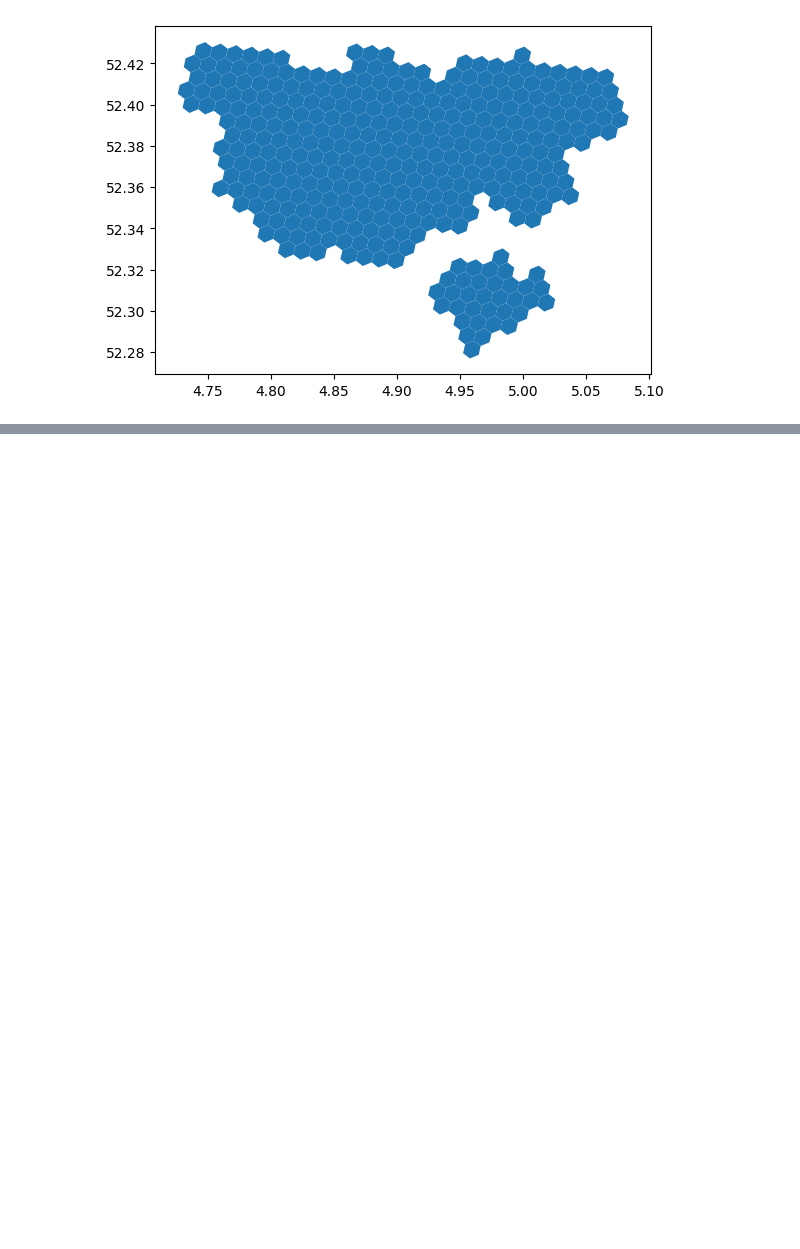
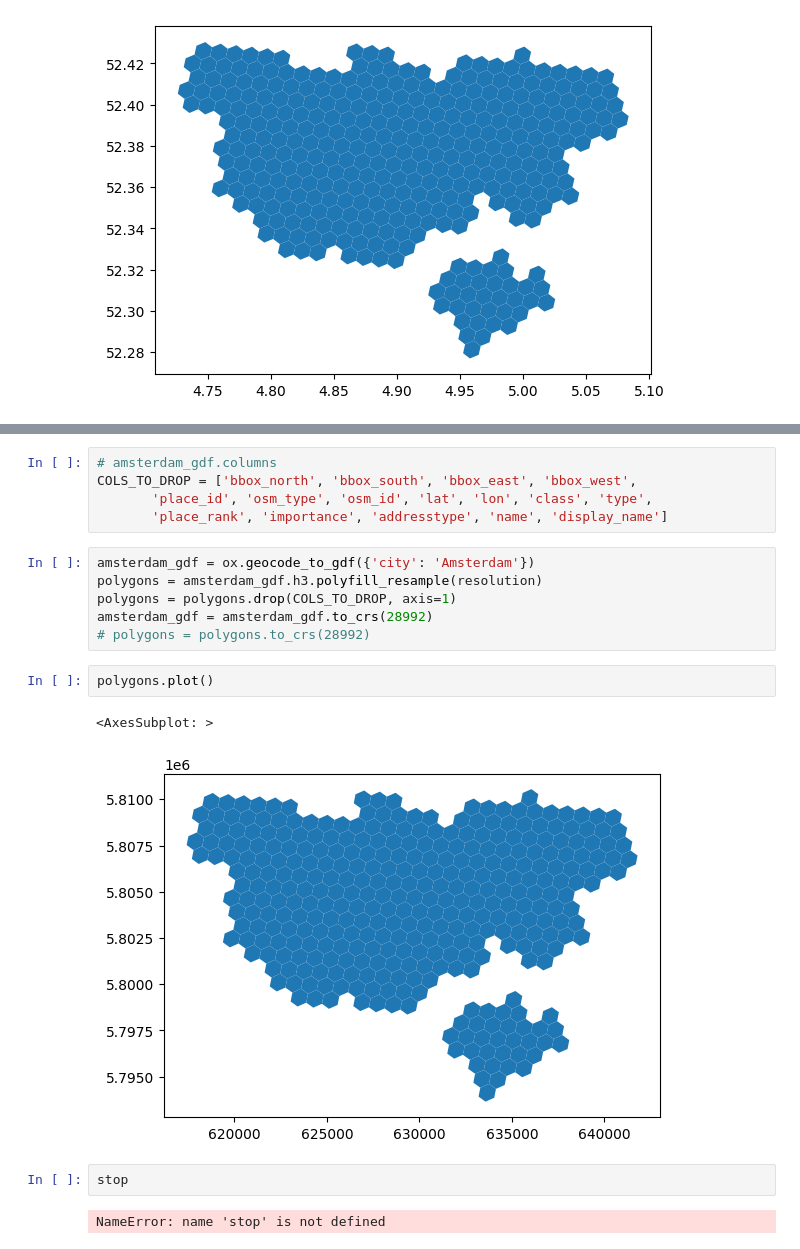
Before and after one commit to juliamorka/bike-paths-analysis, a Jupyter notebook: dev.ipynb, the cells around one changed output, grey strips where cells are left out. Saved outputs shown, nothing was run; the diff lists cells and outputs as text; blank space fills up the shorter version.

```diff
--- a/dev.ipynb
+++ b/dev.ipynb
@@ -52,0 +47,20 @@ amsterdam_gdf.h3.polyfill_resample(resolution).plot()
+# %%
+# amsterdam_gdf.columns
+COLS_TO_DROP = ['bbox_north', 'bbox_south', 'bbox_east', 'bbox_west',
+       'place_id', 'osm_type', 'osm_id', 'lat', 'lon', 'class', 'type',
+       'place_rank', 'importance', 'addresstype', 'name', 'display_name']
+# %%
+amsterdam_gdf = ox.geocode_to_gdf({'city': 'Amsterdam'})
+polygons = amsterdam_gdf.h3.polyfill_resample(resolution)
+polygons = polygons.drop(COLS_TO_DROP, axis=1)
+amsterdam_gdf = amsterdam_gdf.to_crs(28992)
+# polygons = polygons.to_crs(28992)
+# %%
+polygons.plot()
+# %% [output]
+<AxesSubplot: >
+[figure, added]
+# %%
+stop
+# %% [output]
+NameError: name 'stop' is not defined
```
Also changed, not shown: parts of 32 cells of this notebook.
